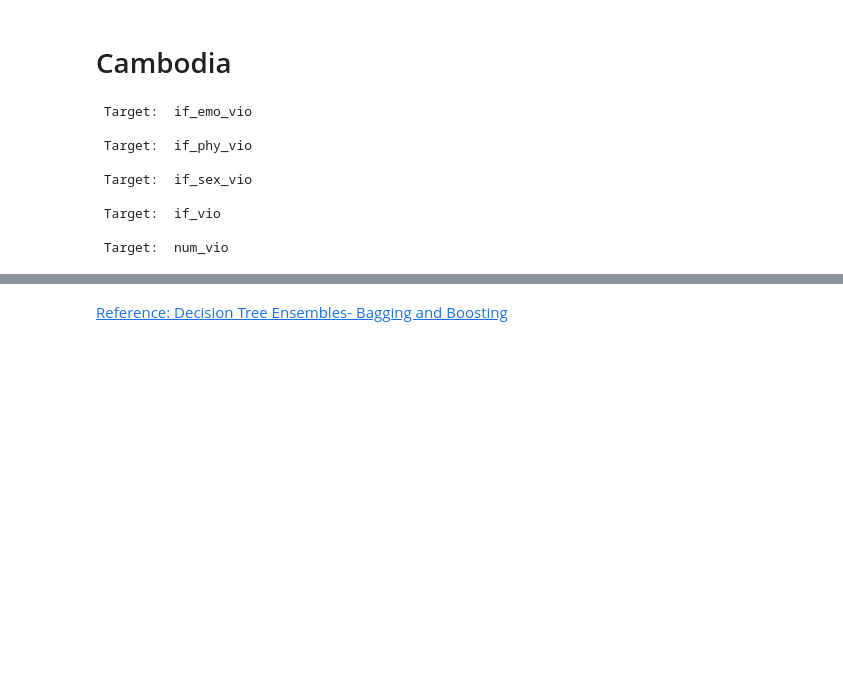
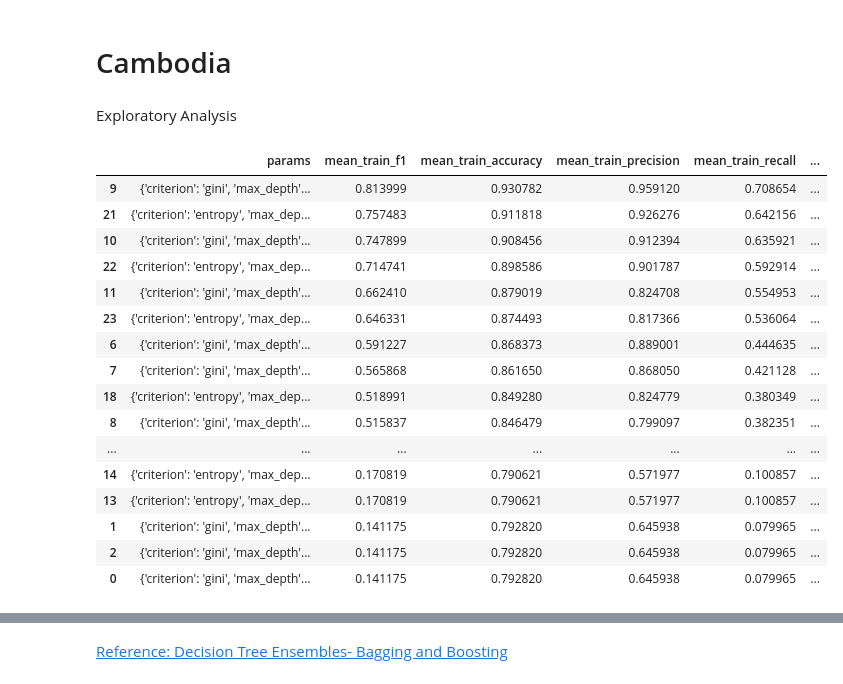
Before and after one commit to keiraou/ML-final-project, a Jupyter notebook: Tree_ensembles_analysis.ipynb, the cells around one changed output, grey strips where cells are left out. Cells and saved outputs as stored; diff of their text form; code cells hidden in the pictures; blank space fills up the shorter version.

```diff
--- a/Tree_ensembles_analysis.ipynb
+++ b/Tree_ensembles_analysis.ipynb
@@ -73,7 +74,7 @@ def fill_categorical_na_vals(df):
 # %%
 def train_decision_tree(X_train, X_test, y_train, y_test):
     params = {'criterion': ['gini', 'entropy'],
-                'max_depth': [3,5,10,20],
+                'max_depth': [3,5,10,15],
                 'min_samples_split': [2,5,10]}
     grid_model = GridSearchCV(estimator=DecisionTreeClassifier(random_state=505),
                               param_grid=params,
@@ -85,9 +86,10 @@ def train_decision_tree(X_train, X_test, y_train, y_test):
     grid_model.fit(X_train, y_train)
 
     grid_result = pd.DataFrame(grid_model.cv_results_)
-    grid_result[['params','mean_train_f1','mean_train_accuracy', 'mean_train_precision','mean_train_recall','mean_train_roc_auc']]
-    grid_result.sort_values(by=['mean_train_f1'], ascending=False)
-    pd.set_option('max_colwidth',500)
+    grid_result = grid_result[['params','mean_train_f1','mean_train_accuracy', 'mean_train_precision','mean_train_recall','mean_train_roc_auc']]
+    grid_result = grid_result.sort_values(by=['mean_train_f1'], ascending=False)
+#     pd.set_option('max_colwidth',500)
+    return grid_result
 #     print('Best model params: ', grid_result.loc[grid_result['mean_train_accuracy'] == max(grid_result['mean_train_accuracy'])]['params'])
 # %%
 def train_random_forest(X_train, X_test, y_train, y_test):
@@ -147,19 +150,10 @@ def read_data(csv):
 # Cambodia
 # %%
 df = read_data('cleaned_data/cambodia_2014_cleaned.csv')
+# %% [markdown]
+Exploratory Analysis
 # %%
-for target_col in TARGET_LST:
-    print("\n Target: ", target_col)
-    features, target = preprocess_data(df, FEATURES, target_col, CATGORICAL_FEATURES)
-    X_train, X_test, y_train, y_test = split_data(features, target)
-    train_decision_tree(X_train, X_test, y_train, y_test)
+target_col = 'if_emo_vio'
+features, target = preprocess_data(df, FEATURES, target_col, CATGORICAL_FEATURES)
+X_train, X_test, y_train, y_test = split_data(features, target)
+grid_result= train_decision_tree(X_train, X_test, y_train, y_test)
-# %% [output]
- Target:  if_emo_vio
-
- Target:  if_phy_vio
-
- Target:  if_sex_vio
-
- Target:  if_vio
-
- Target:  num_vio
@@ -190,0 +160,21 @@ def plot_importances(df, features, label, n=10, title=''):
+# %%
+pd.set_option('max_colwidth',500)
+grid_result
+# %% [output]
+|  | params | mean_train_f1 | mean_train_accuracy | mean_train_precision | mean_train_recall | ... |
+| 9 | {'criterion': 'gini', 'max_depth'... | 0.813999 | 0.930782 | 0.959120 | 0.708654 | ... |
+| 21 | {'criterion': 'entropy', 'max_dep... | 0.757483 | 0.911818 | 0.926276 | 0.642156 | ... |
+| 10 | {'criterion': 'gini', 'max_depth'... | 0.747899 | 0.908456 | 0.912394 | 0.635921 | ... |
+| 22 | {'criterion': 'entropy', 'max_dep... | 0.714741 | 0.898586 | 0.901787 | 0.592914 | ... |
+| 11 | {'criterion': 'gini', 'max_depth'... | 0.662410 | 0.879019 | 0.824708 | 0.554953 | ... |
+| 23 | {'criterion': 'entropy', 'max_dep... | 0.646331 | 0.874493 | 0.817366 | 0.536064 | ... |
+| 6 | {'criterion': 'gini', 'max_depth'... | 0.591227 | 0.868373 | 0.889001 | 0.444635 | ... |
+| 7 | {'criterion': 'gini', 'max_depth'... | 0.565868 | 0.861650 | 0.868050 | 0.421128 | ... |
+| 18 | {'criterion': 'entropy', 'max_dep... | 0.518991 | 0.849280 | 0.824779 | 0.380349 | ... |
+| 8 | {'criterion': 'gini', 'max_depth'... | 0.515837 | 0.846479 | 0.799097 | 0.382351 | ... |
+| ... | ... | ... | ... | ... | ... | ... |
+| 14 | {'criterion': 'entropy', 'max_dep... | 0.170819 | 0.790621 | 0.571977 | 0.100857 | ... |
+| 13 | {'criterion': 'entropy', 'max_dep... | 0.170819 | 0.790621 | 0.571977 | 0.100857 | ... |
+| 1 | {'criterion': 'gini', 'max_depth'... | 0.141175 | 0.792820 | 0.645938 | 0.079965 | ... |
+| 2 | {'criterion': 'gini', 'max_depth'... | 0.141175 | 0.792820 | 0.645938 | 0.079965 | ... |
+| 0 | {'criterion': 'gini', 'max_depth'... | 0.141175 | 0.792820 | 0.645938 | 0.079965 | ... |
```
Also changed, not shown: parts of 9 cells of this notebook, 2 other files.
